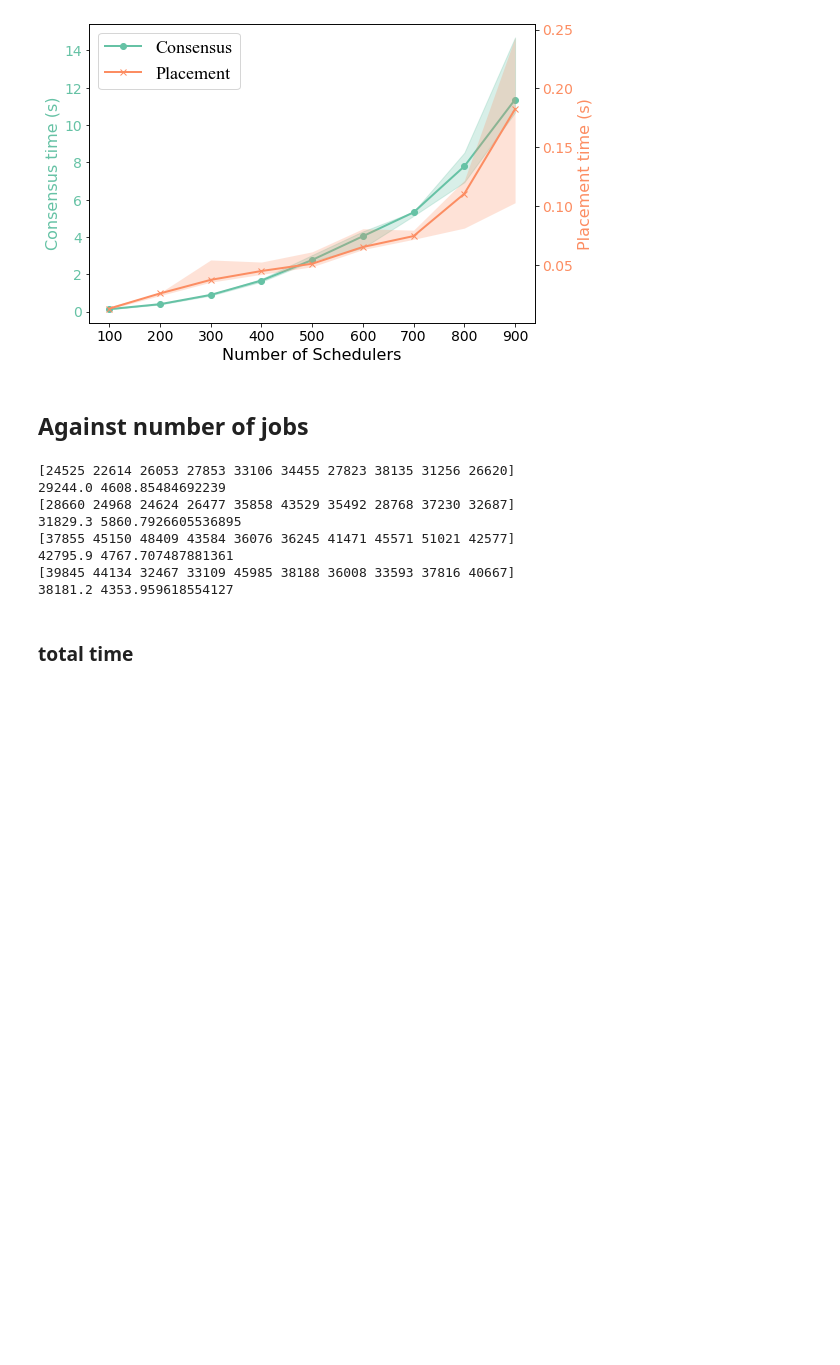
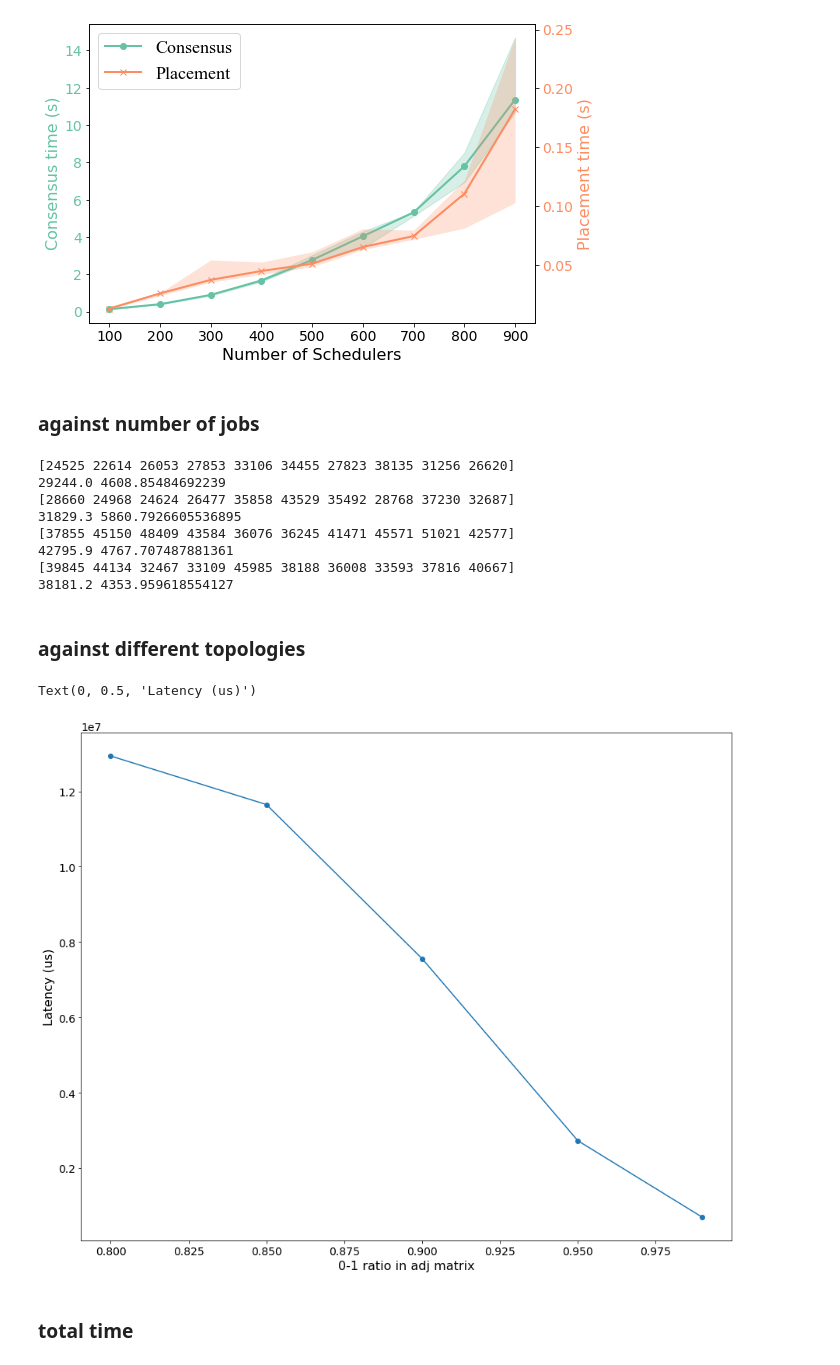
Before and after one commit to Vincent-lau/hyperion, a Jupyter notebook: measure/plotmetrics.ipynb, the cells around one changed output. Saved outputs shown, nothing was run; the diff lists cells and outputs as text; code cells hidden in the pictures; blank space fills up the shorter version.

```diff
--- a/measure/plotmetrics.ipynb
+++ b/measure/plotmetrics.ipynb
@@ -994,7 +1075,7 @@ fig.savefig(f'{graph_dir}con-placement-latency.pdf')
 # %% [output]
 [figure]
 # %% [markdown]
-## Against number of jobs
+### against number of jobs
 # %%
 # ---- normal distribution ---- #
 # dirs = [
@@ -1138,6 +1219,22 @@ for pidx, p in enumerate(pods):
 42795.9 4767.707487881361
 [39845 44134 32467 33109 45985 38188 36008 33593 37816 40667]
 38181.2 4353.959618554127
+# %% [markdown]
+### against different topologies
+# %%
+# 2023-07-27T14-30-25 ======== 2023-07-27T15-25-27
+zero_ratio = [0.8, 0.85, 0.9, 0.95, 0.99]
+con_lat = [12936395, 11649049, 7561709, 2733657, 702160]
+
+fig, ax = plt.subplots()
+fig.set_size_inches(15, 12)
+
+ax.plot(zero_ratio, con_lat, marker='o', label='600 schedulers')
+ax.set_xlabel('0-1 ratio in adj matrix')
+ax.set_ylabel('Latency (us)')
+# %% [output]
+Text(0, 0.5, 'Latency (us)')
+[figure, added]
 # %% [markdown]
 ### total time
 # %%
```
Also changed, not shown: parts of 16 cells of this notebook.
